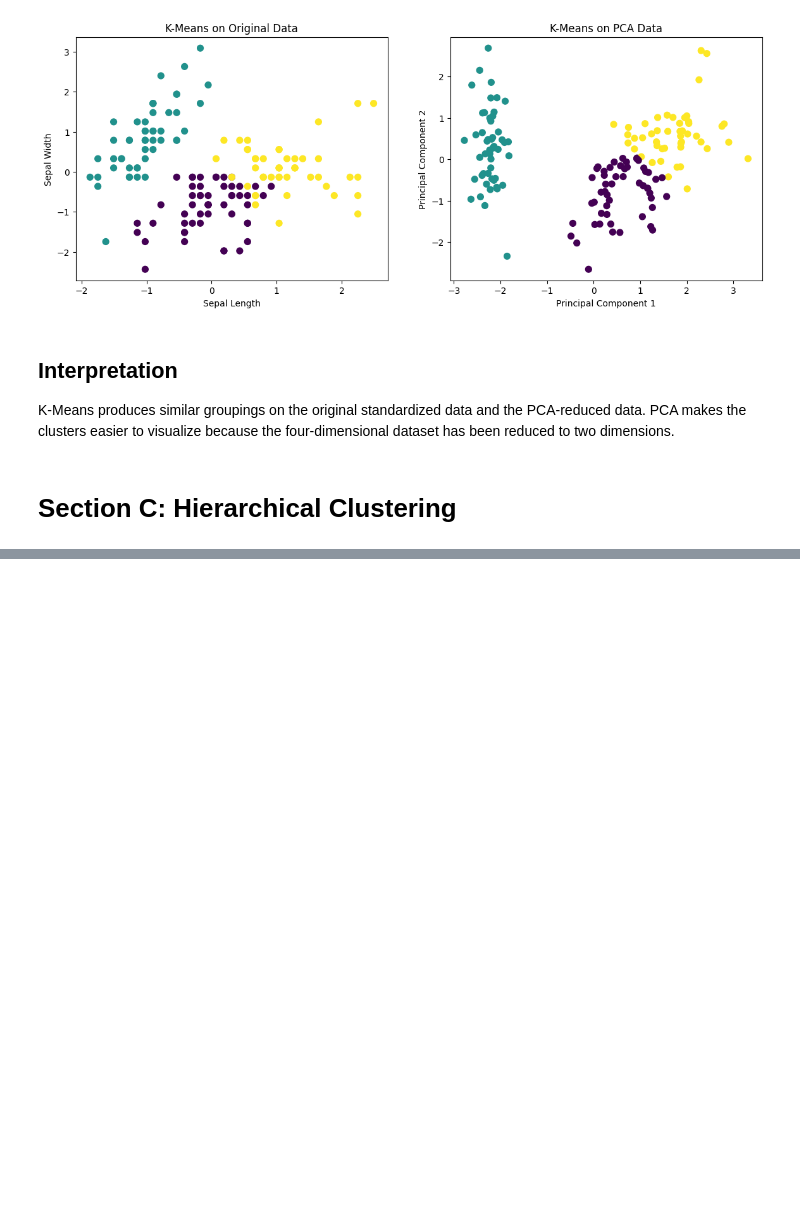
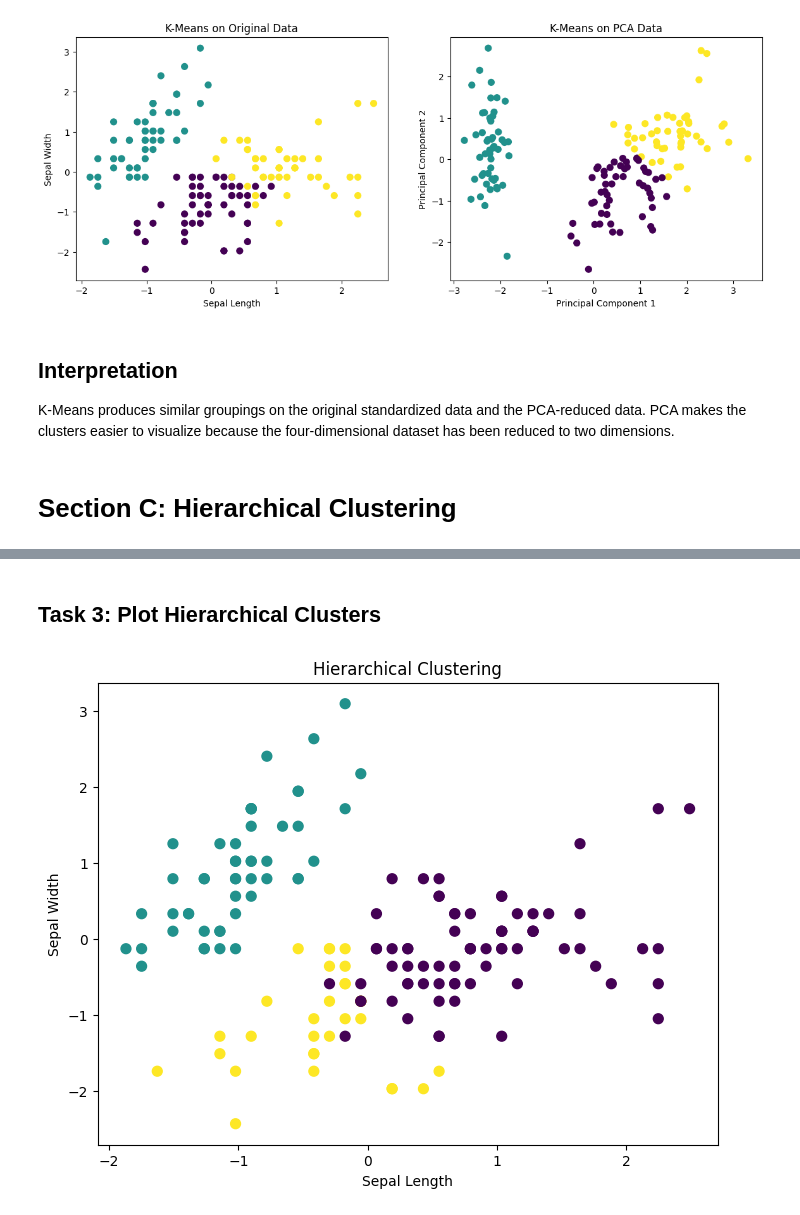
Before and after one commit to mdzubayereashraf/Ostad-AI-Engineering-Course-Assignments, a Jupyter notebook: Assignmen_No_12(Clustering_&_Dimensionality_Reduction).ipynb, the cells around one changed output, grey strips where cells are left out. Saved outputs shown, nothing was run; the diff lists cells and outputs as text; code cells hidden in the pictures; blank space fills up the shorter version.

```diff
--- a/Assignmen_No_12(Clustering_&_Dimensionality_Reduction).ipynb
+++ b/Assignmen_No_12(Clustering_&_Dimensionality_Reduction).ipynb
@@ -248,0 +282,20 @@ to two dimensions.
+# %% [markdown]
+## Task 3: Plot Hierarchical Clusters
+# %%
+plt.figure(figsize=(8, 6))
+
+plt.scatter(
+    X_scaled[:, 0],
+    X_scaled[:, 1],
+    c=hierarchical_labels,
+    cmap='viridis',
+    s=50
+)
+
+plt.xlabel("Sepal Length")
+plt.ylabel("Sepal Width")
+plt.title("Hierarchical Clustering")
+
+plt.show()
+# %% [output]
+[figure, added]
```
Also changed, not shown: parts of 6 cells of this notebook.
